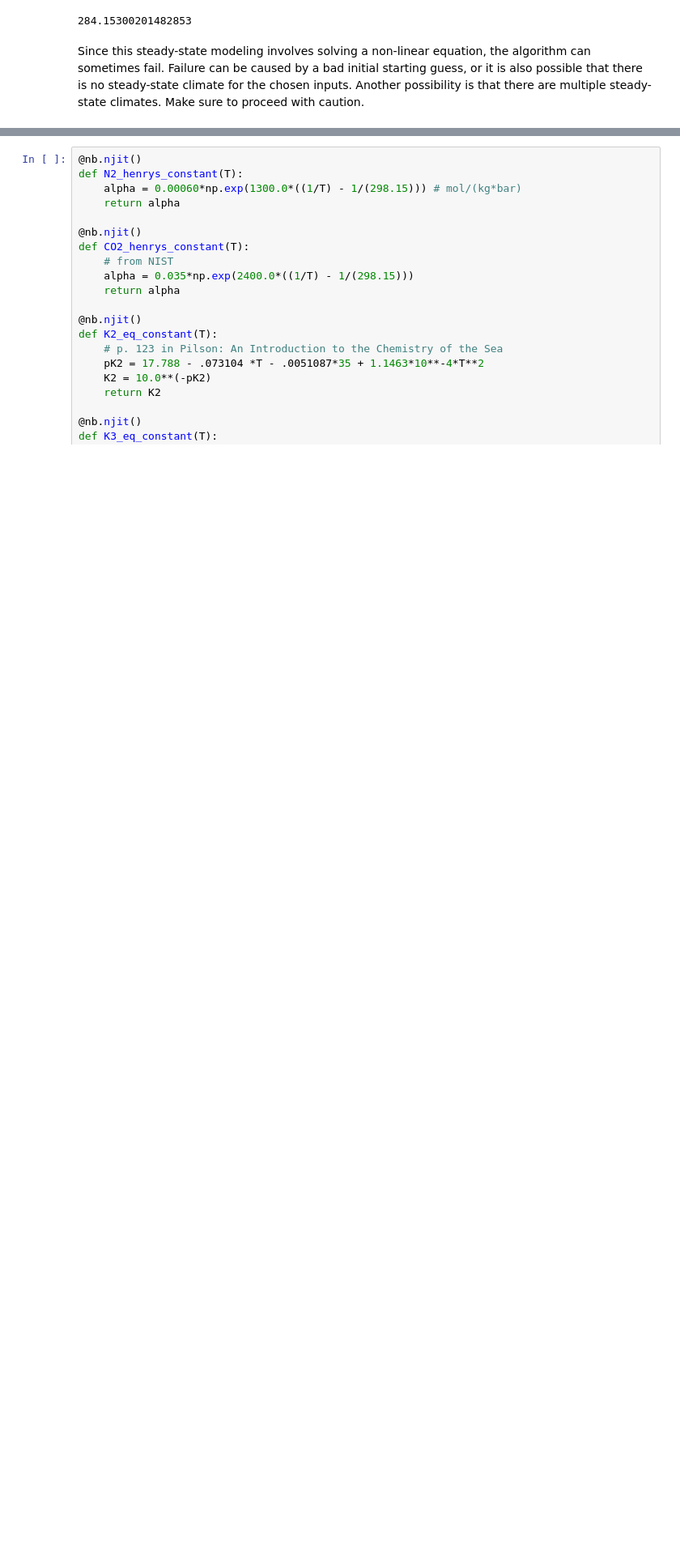
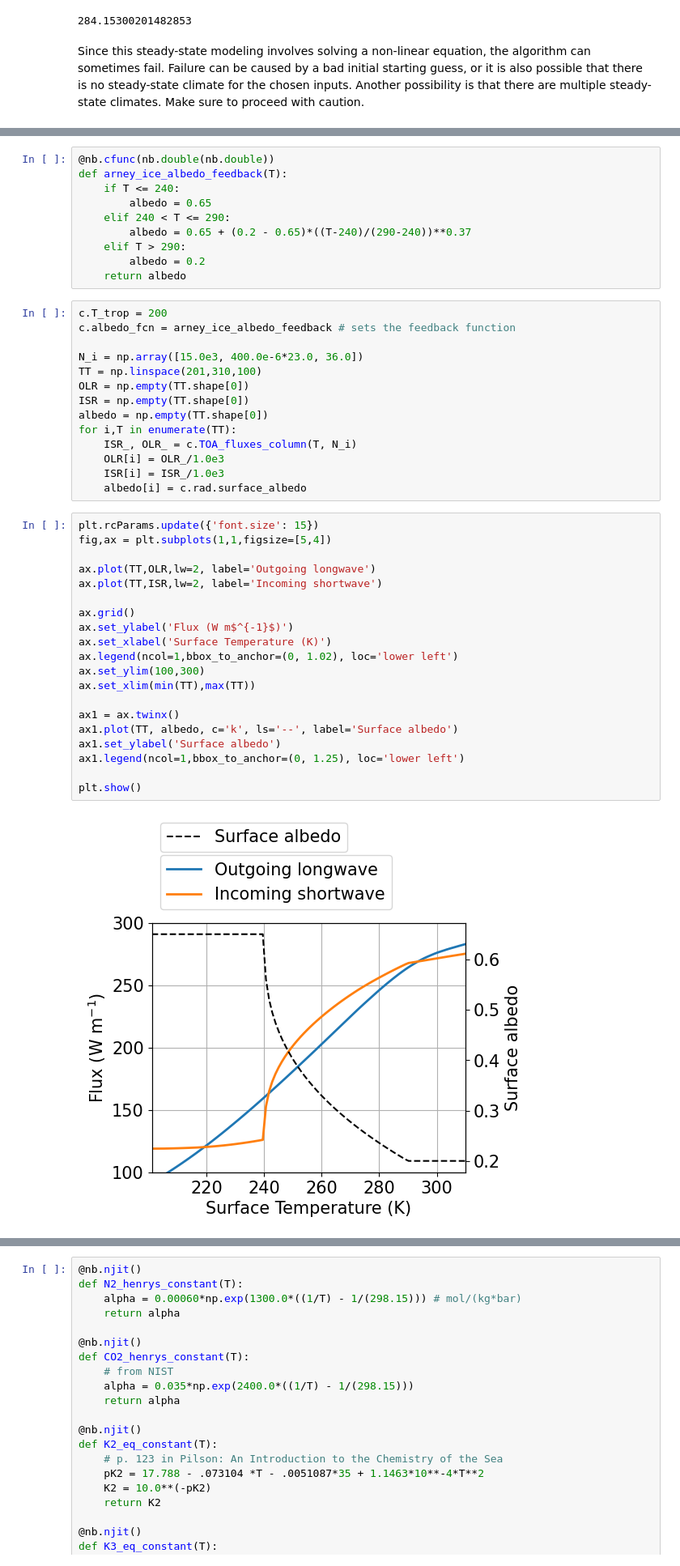
Before and after one commit to Nicholaswogan/clima, a Jupyter notebook: examples/Tutorial_AdiabatClimate.ipynb, the cells around one changed output, grey strips where cells are left out. Shown at 81% size. Saved outputs shown, nothing was run; the diff lists cells and outputs as text; blank space fills up the shorter version.

Commit message:
ice albedo feedback tutorial

```diff
--- a/examples/Tutorial_AdiabatClimate.ipynb
+++ b/examples/Tutorial_AdiabatClimate.ipynb
@@ -279,0 +285,46 @@ Since this steady-state modeling involves solving a non-linear equation, the alg
+# %%
+@nb.cfunc(nb.double(nb.double))
+def arney_ice_albedo_feedback(T):
+    if T <= 240:
+        albedo = 0.65
+    elif 240 < T <= 290:
+        albedo = 0.65 + (0.2 - 0.65)*((T-240)/(290-240))**0.37
+    elif T > 290:
+        albedo = 0.2
+    return albedo
+# %%
+c.T_trop = 200
+c.albedo_fcn = arney_ice_albedo_feedback # sets the feedback function
+
+N_i = np.array([15.0e3, 400.0e-6*23.0, 36.0])
+TT = np.linspace(201,310,100)
+OLR = np.empty(TT.shape[0])
+ISR = np.empty(TT.shape[0])
+albedo = np.empty(TT.shape[0])
+for i,T in enumerate(TT):
+    ISR_, OLR_ = c.TOA_fluxes_column(T, N_i)
+    OLR[i] = OLR_/1.0e3
+    ISR[i] = ISR_/1.0e3
+    albedo[i] = c.rad.surface_albedo
+# %%
+plt.rcParams.update({'font.size': 15})
+fig,ax = plt.subplots(1,1,figsize=[5,4])
+
+ax.plot(TT,OLR,lw=2, label='Outgoing longwave')
+ax.plot(TT,ISR,lw=2, label='Incoming shortwave')
+
+ax.grid()
+ax.set_ylabel('Flux (W m$^{-1}$)')
+ax.set_xlabel('Surface Temperature (K)')
+ax.legend(ncol=1,bbox_to_anchor=(0, 1.02), loc='lower left')
+ax.set_ylim(100,300)
+ax.set_xlim(min(TT),max(TT))
+
+ax1 = ax.twinx()
+ax1.plot(TT, albedo, c='k', ls='--', label='Surface albedo')
+ax1.set_ylabel('Surface albedo')
+ax1.legend(ncol=1,bbox_to_anchor=(0, 1.25), loc='lower left')
+
+plt.show()
+# %% [output]
+[figure, added]
```
Also changed, not shown: parts of 8 cells of this notebook.
